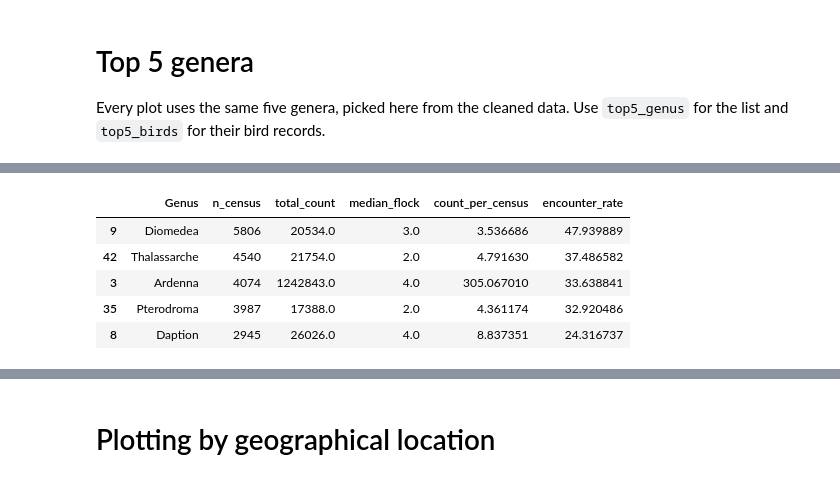
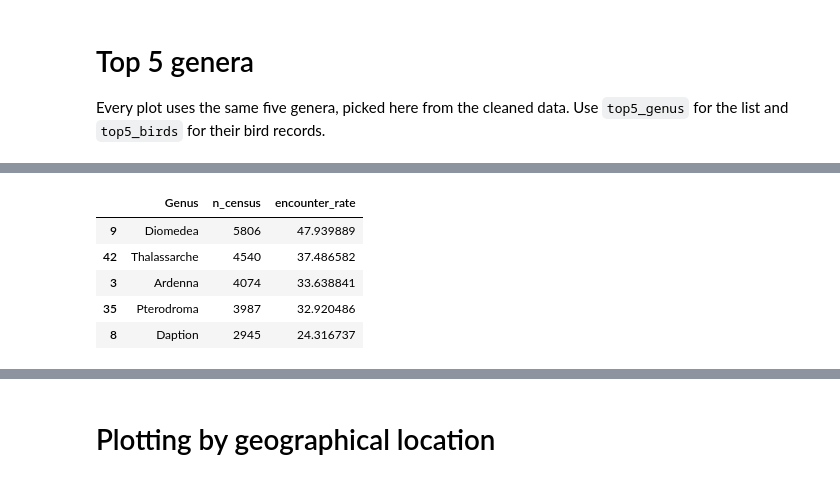
Before and after one commit to rizrn/DSA2101-Plotting-Parrots, a Jupyter notebook: main.ipynb, the cells around one changed output, grey strips where cells are left out. Saved outputs shown, nothing was run; the diff lists cells and outputs as text; code cells hidden in the pictures.

```diff
--- a/main.ipynb
+++ b/main.ipynb
@@ -239,26 +238,26 @@ birds_cleaned["n_census"] = (birds_cleaned.groupby("Genus")["record_id"]
 # %%
 # Summarise each genus: how many censuses it was seen in, total birds, and typical flock size
 genus_summary = (genus_by_count.groupby("Genus")
                  .agg(n_census=("record_id", "nunique"),
                       total_count=("count", "sum"),
                       median_flock=("count", "median"))
                  .reset_index())
 
 genus_summary["count_per_census"] = genus_summary["total_count"] / genus_summary["n_census"]
 
 # Encounter rate: divide by every full census (including censuses with no birds), not only censuses that logged a bird
 total_census = ships_cleaned["record_id"].nunique()
 genus_summary["encounter_rate"] = genus_summary["n_census"] / total_census * 100
 
 top5_genus = genus_summary.nlargest(5, "encounter_rate")
-top5_genus
+top5_genus[["Genus", "n_census", "encounter_rate"]]
 # %% [output]
-|  | Genus | n_census | total_count | median_flock | count_per_census | encounter_rate |
-| 9 | Diomedea | 5806 | 20534.0 | 3.0 | 3.536686 | 47.939889 |
-| 42 | Thalassarche | 4540 | 21754.0 | 2.0 | 4.791630 | 37.486582 |
-| 3 | Ardenna | 4074 | 1242843.0 | 4.0 | 305.067010 | 33.638841 |
-| 35 | Pterodroma | 3987 | 17388.0 | 2.0 | 4.361174 | 32.920486 |
-| 8 | Daption | 2945 | 26026.0 | 4.0 | 8.837351 | 24.316737 |
+|  | Genus | n_census | encounter_rate |
+| 9 | Diomedea | 5806 | 47.939889 |
+| 42 | Thalassarche | 4540 | 37.486582 |
+| 3 | Ardenna | 4074 | 33.638841 |
+| 35 | Pterodroma | 3987 | 32.920486 |
+| 8 | Daption | 2945 | 24.316737 |
 # %%
 # Bird records of the top 5 genera only (from full counts)
 top5_birds = birds_cleaned[birds_cleaned["Genus"].isin(top5_genus["Genus"])].copy()
```
Also changed, not shown: parts of 10 cells of this notebook.
